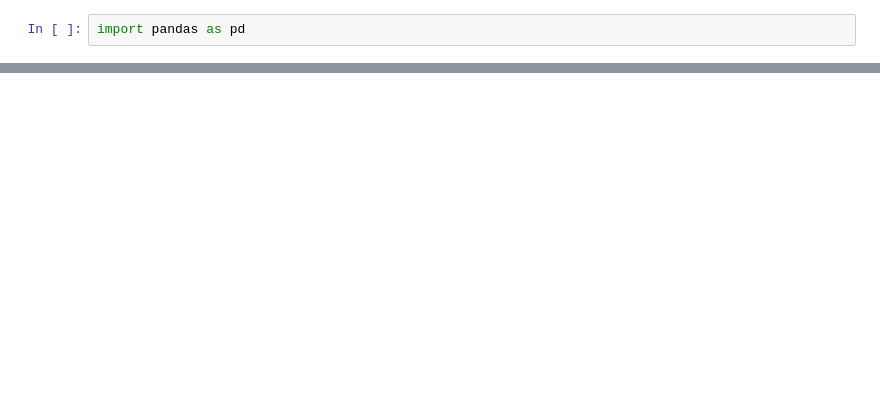
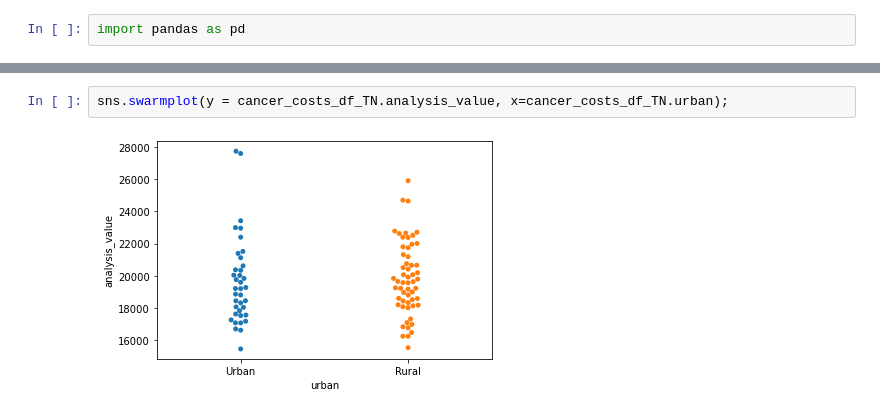
Before and after one commit to trinhlt2/data-science-essentials-3, a Jupyter notebook: notebooks/tn_med_helper_exploratory.ipynb, the cells around one changed output, grey strips where cells are left out. Drawn from its saved outputs; the diff is of its cells as text; blank space fills up the shorter version.

```diff
--- a/notebooks/tn_med_helper_exploratory.ipynb
+++ b/notebooks/tn_med_helper_exploratory.ipynb
@@ -176,0 +371,4 @@ income_df_TN.to_csv('')
+# %%
+sns.swarmplot(y = cancer_costs_df_TN.analysis_value, x=cancer_costs_df_TN.urban);
+# %% [output]
+[figure, added]
```
Also changed, not shown: parts of 105 cells of this notebook, 5 other files.
